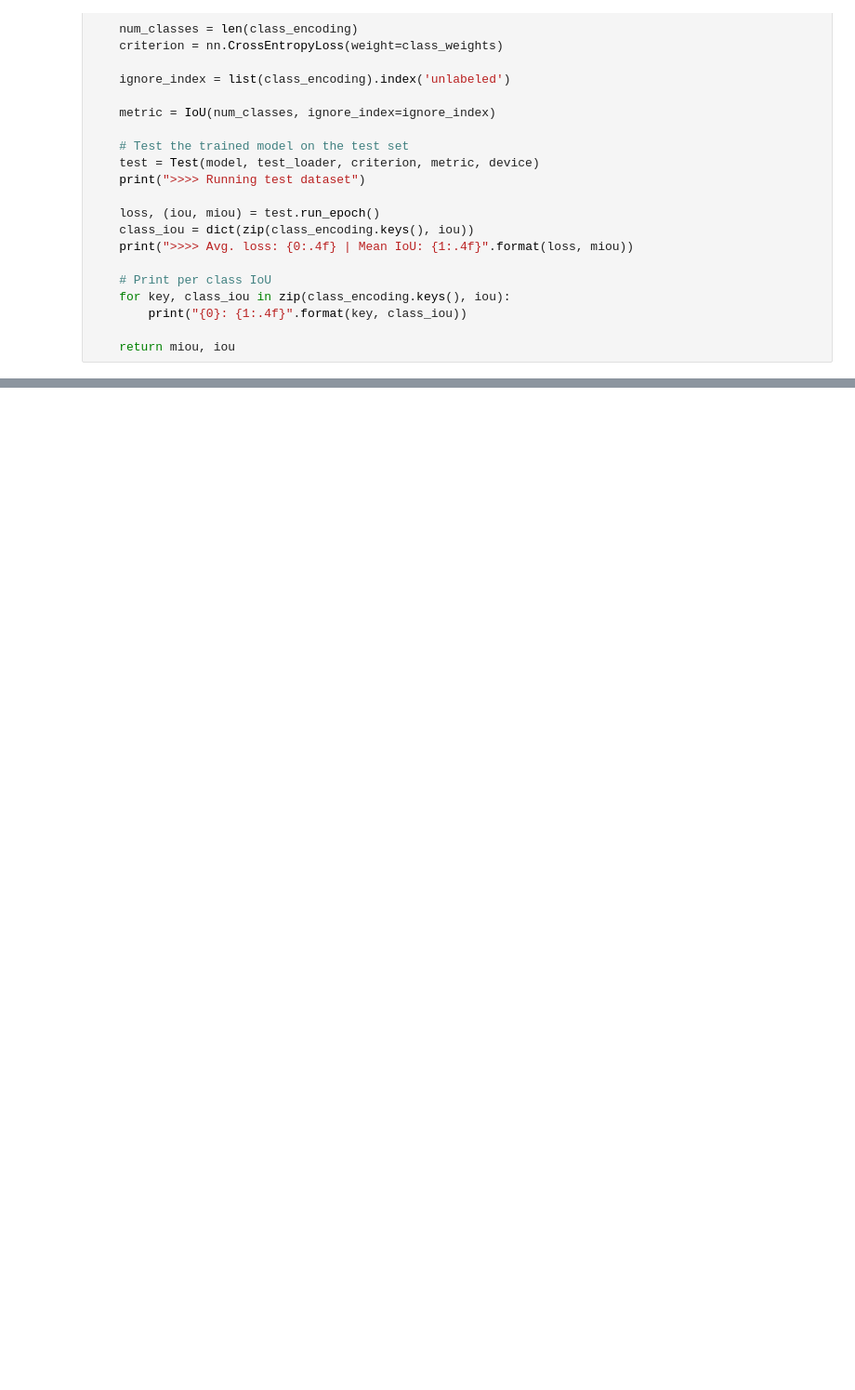
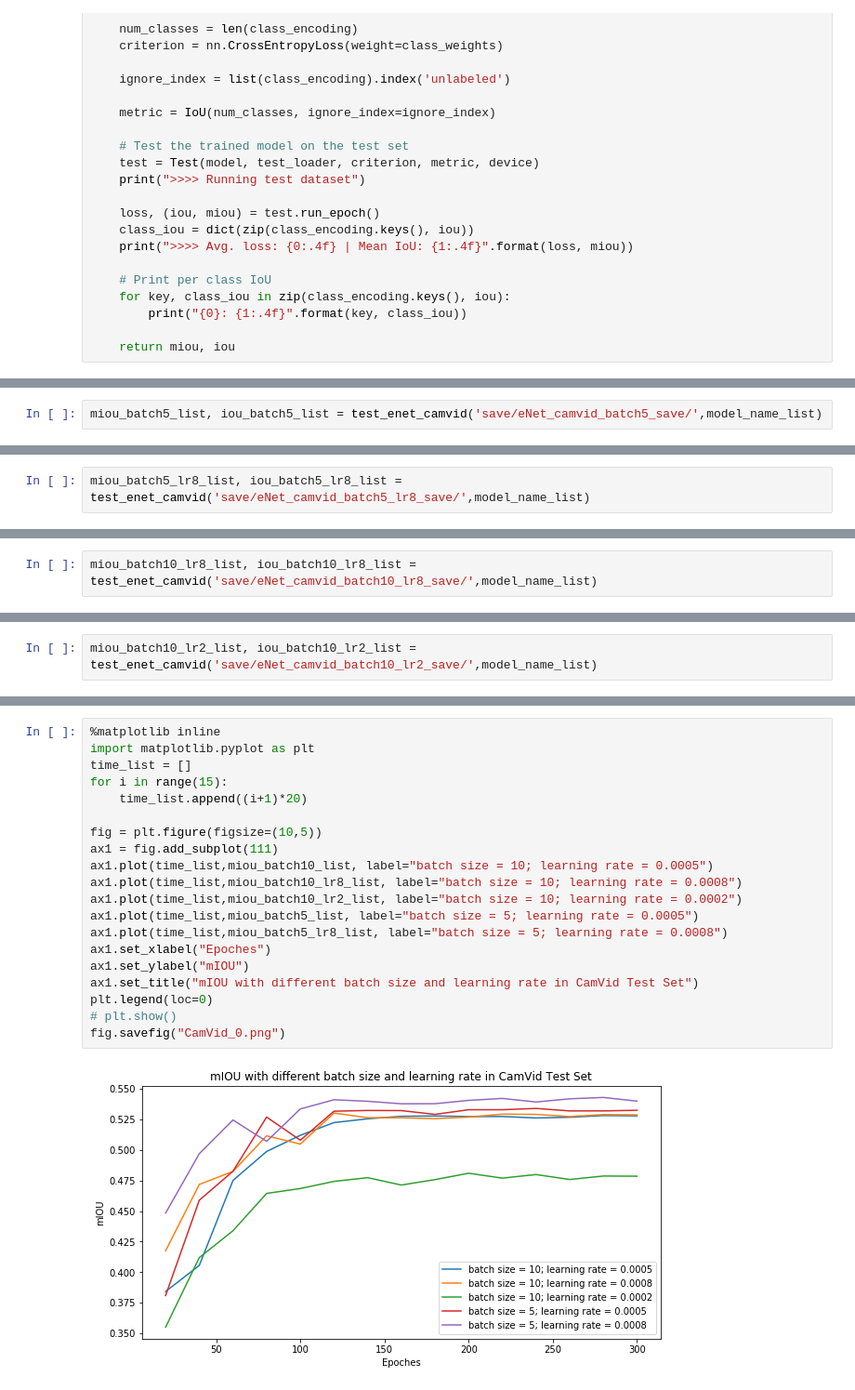
Before and after one commit to COMP6248-Reproducability-Challenge/DeepLearningSegmentation, a Jupyter notebook: ENet_test_camvid.ipynb, the cells around one changed output, grey strips where cells are left out. Shown: that part at 93% size. Cells and saved outputs as stored; diff of their text form; blank space fills up the shorter version.

```diff
--- a/ENet_test_camvid.ipynb
+++ b/ENet_test_camvid.ipynb
@@ -184 +190,3 @@ The save_dir is:  save/eNet_camvid_batch10_save/
 The model_name is:  enet_300
+# %%
+miou_batch5_list, iou_batch5_list = test_enet_camvid('save/eNet_camvid_batch5_save/',model_name_list)
@@ -184,0 +211,2 @@ The model_name is:  enet_300
+# %%
+miou_batch5_lr8_list, iou_batch5_lr8_list = test_enet_camvid('save/eNet_camvid_batch5_lr8_save/',model_name_list)
@@ -184,0 +231,2 @@ The model_name is:  enet_300
+# %%
+miou_batch10_lr8_list, iou_batch10_lr8_list = test_enet_camvid('save/eNet_camvid_batch10_lr8_save/',model_name_list)
@@ -184,0 +251,2 @@ The model_name is:  enet_300
+# %%
+miou_batch10_lr2_list, iou_batch10_lr2_list = test_enet_camvid('save/eNet_camvid_batch10_lr2_save/',model_name_list)
@@ -184,0 +271,22 @@ The model_name is:  enet_300
+# %%
+%matplotlib inline
+import matplotlib.pyplot as plt
+time_list = []
+for i in range(15):
+    time_list.append((i+1)*20)
+
+fig = plt.figure(figsize=(10,5))
+ax1 = fig.add_subplot(111)
+ax1.plot(time_list,miou_batch10_list, label="batch size = 10; learning rate = 0.0005")
+ax1.plot(time_list,miou_batch10_lr8_list, label="batch size = 10; learning rate = 0.0008")
+ax1.plot(time_list,miou_batch10_lr2_list, label="batch size = 10; learning rate = 0.0002")
+ax1.plot(time_list,miou_batch5_list, label="batch size = 5; learning rate = 0.0005")
+ax1.plot(time_list,miou_batch5_lr8_list, label="batch size = 5; learning rate = 0.0008")
+ax1.set_xlabel("Epoches")
+ax1.set_ylabel("mIOU")
+ax1.set_title("mIOU with different batch size and learning rate in CamVid Test Set")
+plt.legend(loc=0)
+# plt.show()
+fig.savefig("CamVid_0.png")
+# %% [output]
+[figure, added]
```
Also changed, not shown: parts of 8 cells of this notebook.
